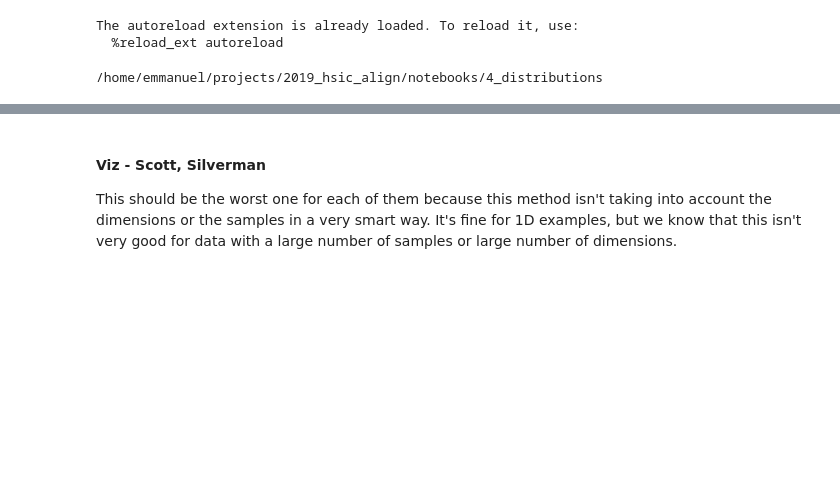
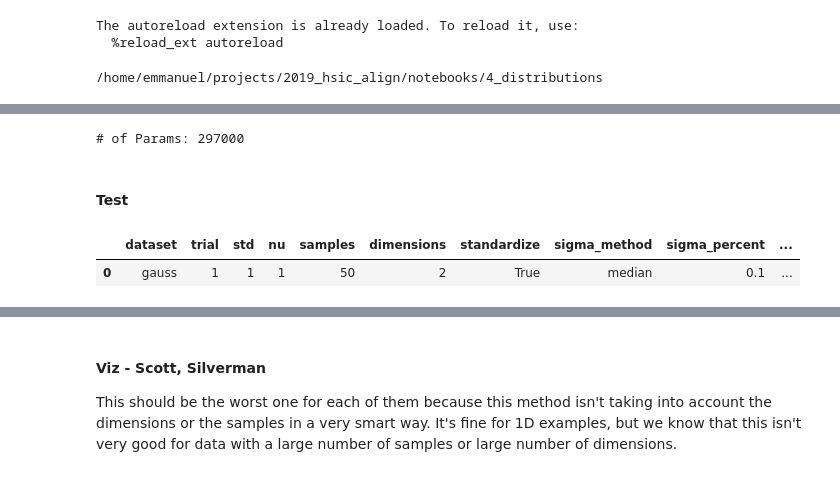
Before and after one commit to jejjohnson/hsic_alignment, a Jupyter notebook: notebooks/4_distributions/2.2_exp_mutual_info.ipynb, the cells around one changed output, grey strips where cells are left out. Cells and saved outputs as stored; diff of their text form; code cells hidden in the pictures; blank space fills up the shorter version.

```diff
--- a/notebooks/4_distributions/2.2_exp_mutual_info.ipynb
+++ b/notebooks/4_distributions/2.2_exp_mutual_info.ipynb
@@ -475,0 +67,3 @@ scores_df.tail()
+# %%
+# initialize the holder for the parameters
+parameters = {}
@@ -475,0 +210,14 @@ scores_df.tail()
+# %%
+# from typing import Tuple, Optional
+
+def standardize_data(
+    X: np.ndarray,
+    Y: np.ndarray,
+    standardize: bool=False
+) -> Tuple[np.ndarray, np.ndarray]:
+    X = StandardScaler().fit_transform(X)
+    Y = StandardScaler().fit_transform(Y)
+    return X, Y
+
+# experimental parameters
+parameters['standardize'] = [True, False]
@@ -475,0 +238,14 @@ scores_df.tail()
+# %%
+# example parameters for the dataset
+parameters['dataset'] = ['gauss']
+parameters['std'] = [1, 2, 3, 4, 5, 6, 7, 8, 9, 10, 11]
+parameters['nu'] = [1]
+parameters['trial'] = [1, 2, 3, 4, 5]
+parameters['samples'] = [50, 100, 500, 1_000, 5_000]
+parameters['dimensions'] = [2, 3, 10, 50, 100]
+
+# example parameters function
+example_params = DataParams()
+
+# generates a named tuple containing the inputs and the MI
+inputs = example_params.generate_data()
@@ -475,0 +256,7 @@ scores_df.tail()
+# %%
+# create a list of all param combinations
+parameters_list = list(dict_product(parameters))
+n_params = len(parameters_list)
+print('# of Params:', n_params)
+# %% [output]
+# of Params: 297000
@@ -475,0 +333,8 @@ scores_df.tail()
+# %% [markdown]
+#### Test
+# %%
+res_test_df = step(parameters_list[0])
+res_test_df
+# %% [output]
+|  | dataset | trial | std | nu | samples | dimensions | standardize | sigma_method | sigma_percent | ... |
+| 0 | gauss | 1 | 1 | 1 | 50 | 2 | True | median | 0.1 | ... |
```
Also changed, not shown: parts of 36 cells of this notebook, 7 other files.
